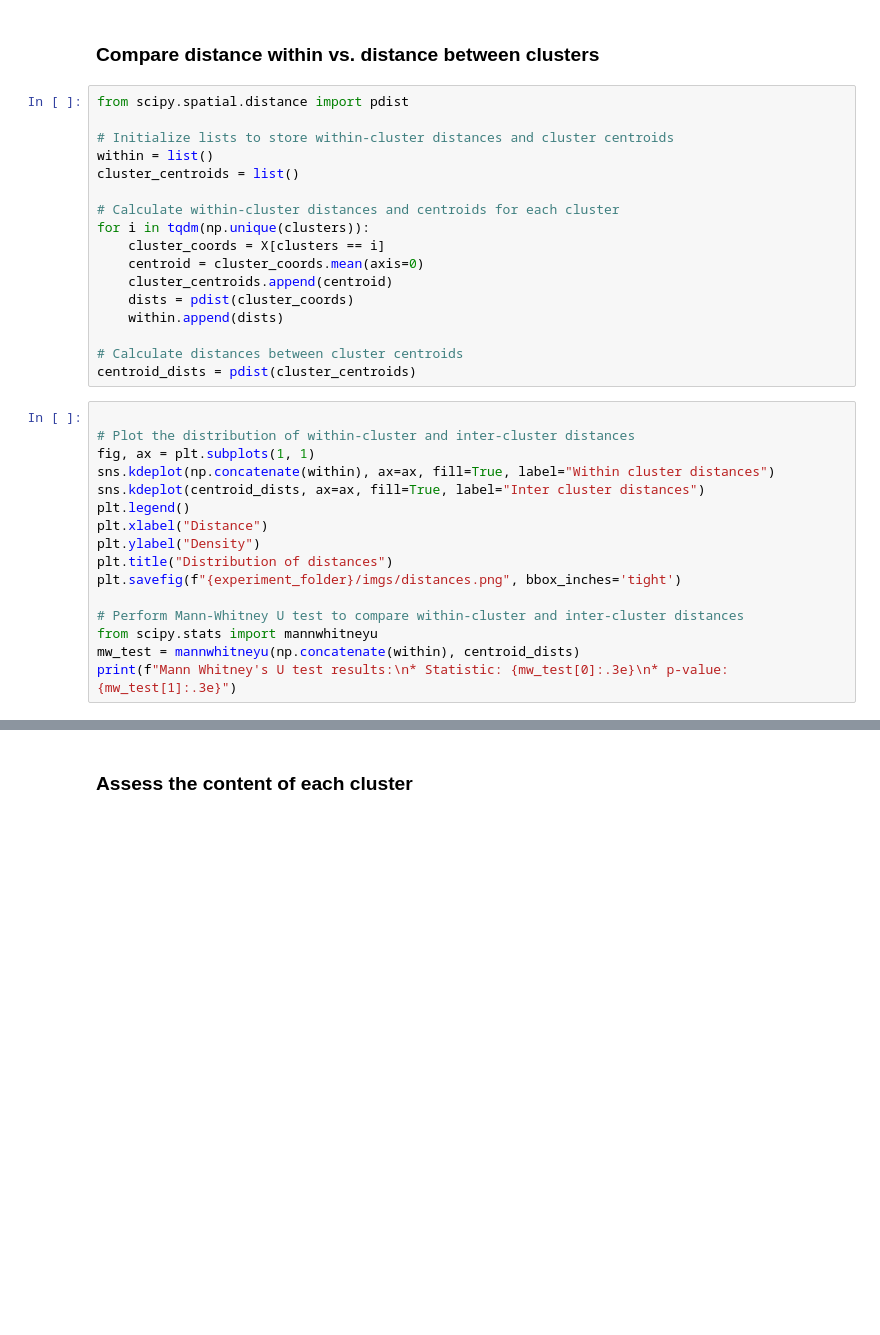
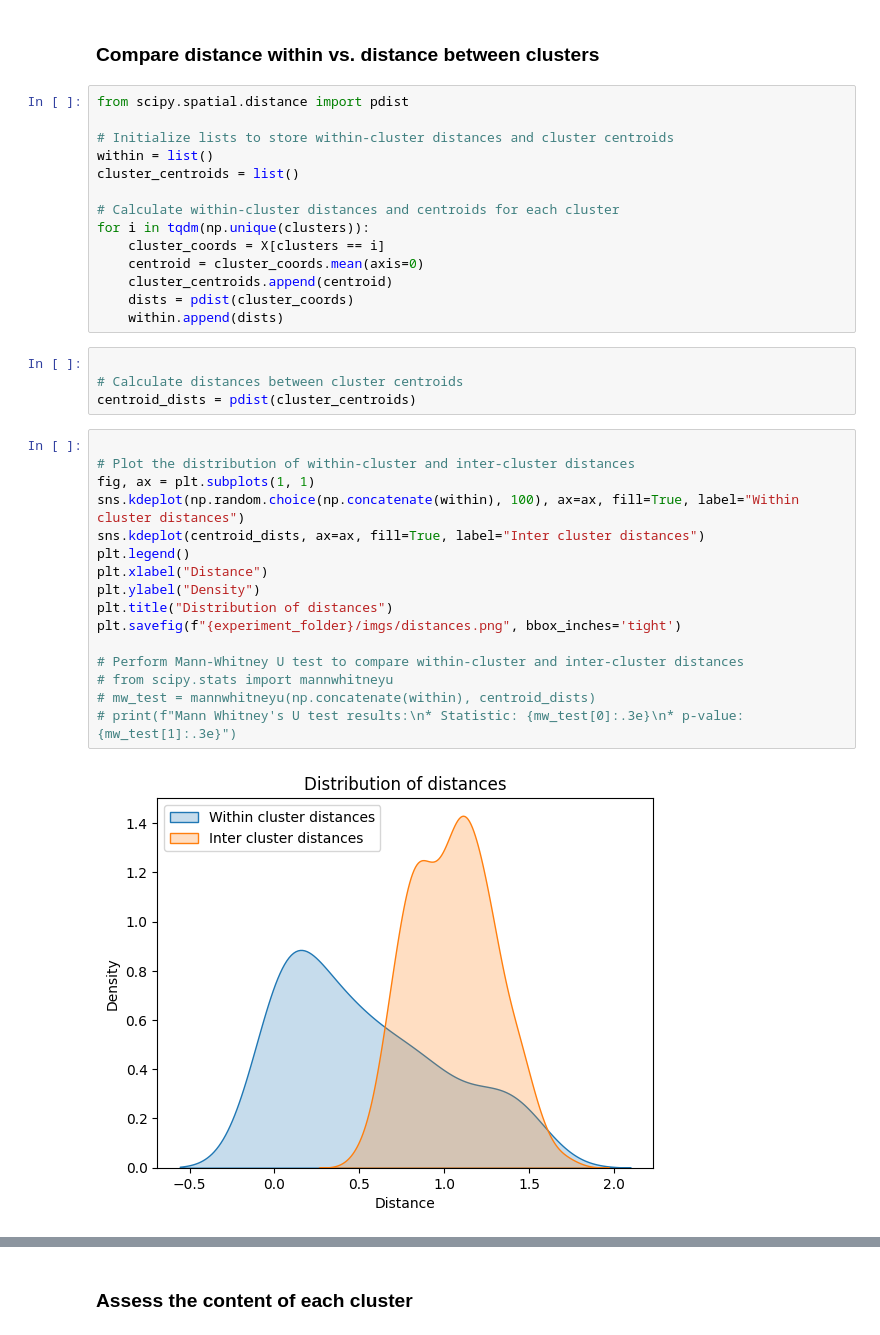
Before and after one commit to oscarboyle/chordclustering, a Jupyter notebook: experiment_all_instruments.ipynb, the cells around one changed output, grey strips where cells are left out. Drawn from its saved outputs; the diff is of its cells as text; blank space fills up the shorter version.

```diff
--- a/experiment_all_instruments.ipynb
+++ b/experiment_all_instruments.ipynb
@@ -306,25 +306,28 @@ for i in tqdm(np.unique(clusters)):
     cluster_centroids.append(centroid)
     dists = pdist(cluster_coords)
     within.append(dists)
-
-# Calculate distances between cluster centroids
-centroid_dists = pdist(cluster_centroids)
+# %%
+
+# Calculate distances between cluster centroids
+centroid_dists = pdist(cluster_centroids)
 # %%
 
 # Plot the distribution of within-cluster and inter-cluster distances
 fig, ax = plt.subplots(1, 1)
-sns.kdeplot(np.concatenate(within), ax=ax, fill=True, label="Within cluster distances")
+sns.kdeplot(np.random.choice(np.concatenate(within), 100), ax=ax, fill=True, label="Within cluster distances")
 sns.kdeplot(centroid_dists, ax=ax, fill=True, label="Inter cluster distances")
 plt.legend()
 plt.xlabel("Distance")
 plt.ylabel("Density")
 plt.title("Distribution of distances")
 plt.savefig(f"{experiment_folder}/imgs/distances.png", bbox_inches='tight')
 
 # Perform Mann-Whitney U test to compare within-cluster and inter-cluster distances
-from scipy.stats import mannwhitneyu
-mw_test = mannwhitneyu(np.concatenate(within), centroid_dists)
-print(f"Mann Whitney's U test results:\n* Statistic: {mw_test[0]:.3e}\n* p-value: {mw_test[1]:.3e}")
+# from scipy.stats import mannwhitneyu
+# mw_test = mannwhitneyu(np.concatenate(within), centroid_dists)
+# print(f"Mann Whitney's U test results:\n* Statistic: {mw_test[0]:.3e}\n* p-value: {mw_test[1]:.3e}")
+# %% [output]
+[figure, added]
 # %%
 from scipy.stats import gaussian_kde
 from sklearn.preprocessing import minmax_scale
```
Also changed, not shown: parts of 3 cells of this notebook, 2 other files.
